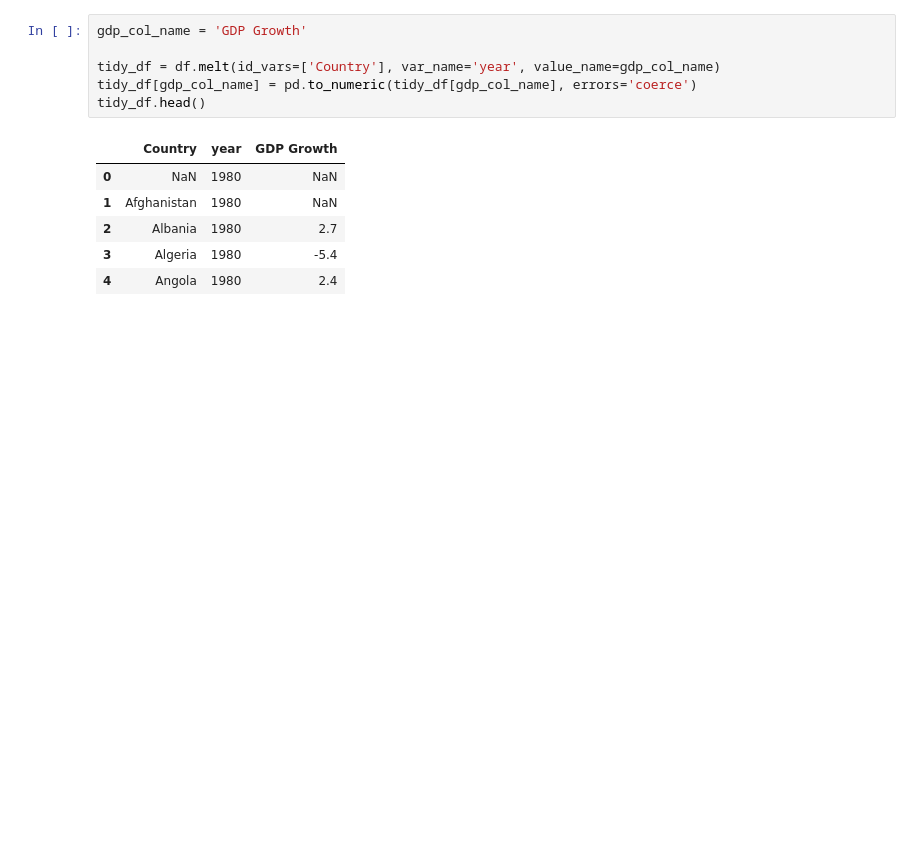
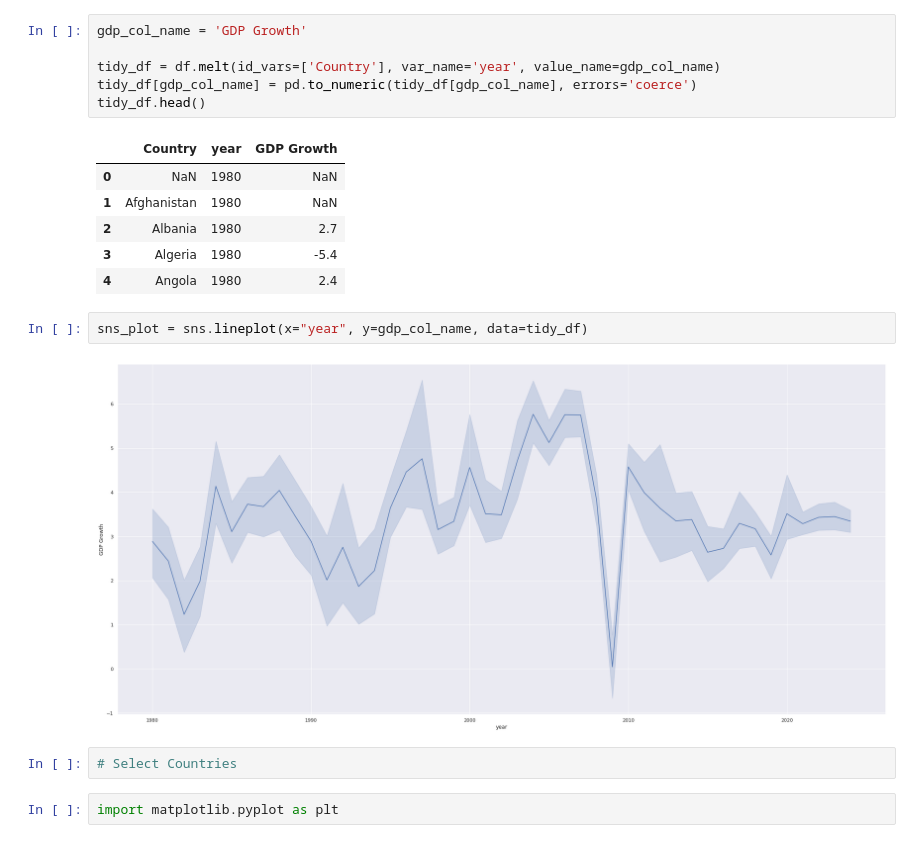
Before and after one commit to robota-x/imf_viz_example, a Jupyter notebook: Viz.ipynb, the cells around one changed output. Cells and saved outputs as stored; diff of their text form; blank space fills up the shorter version.

```diff
--- a/Viz.ipynb
+++ b/Viz.ipynb
@@ -41,3 +36,11 @@ tidy_df.head()
 | 2 | Albania | 1980 | 2.7 |
 | 3 | Algeria | 1980 | -5.4 |
 | 4 | Angola | 1980 | 2.4 |
+# %%
+sns_plot = sns.lineplot(x="year", y=gdp_col_name, data=tidy_df)
+# %% [output]
+[figure, added]
+# %%
+# Select Countries
+# %%
+import matplotlib.pyplot as plt
```
Also changed, not shown: parts of 4 cells of this notebook, 1 other file.
